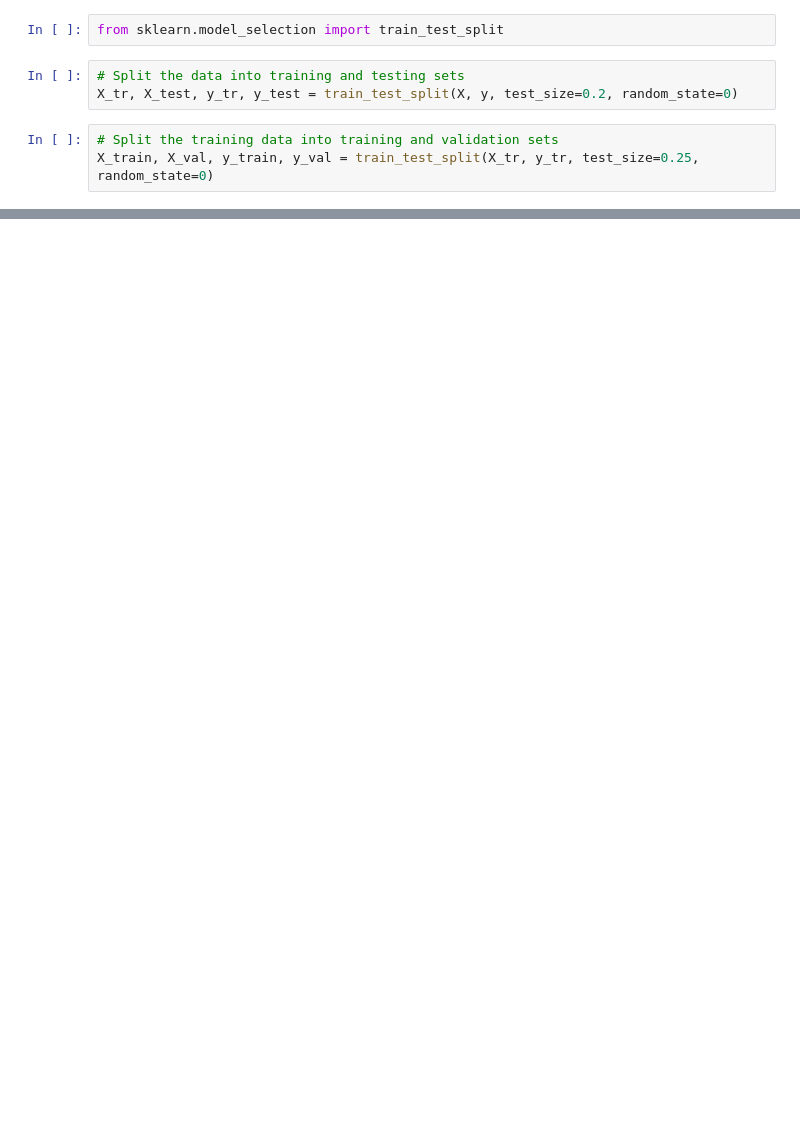
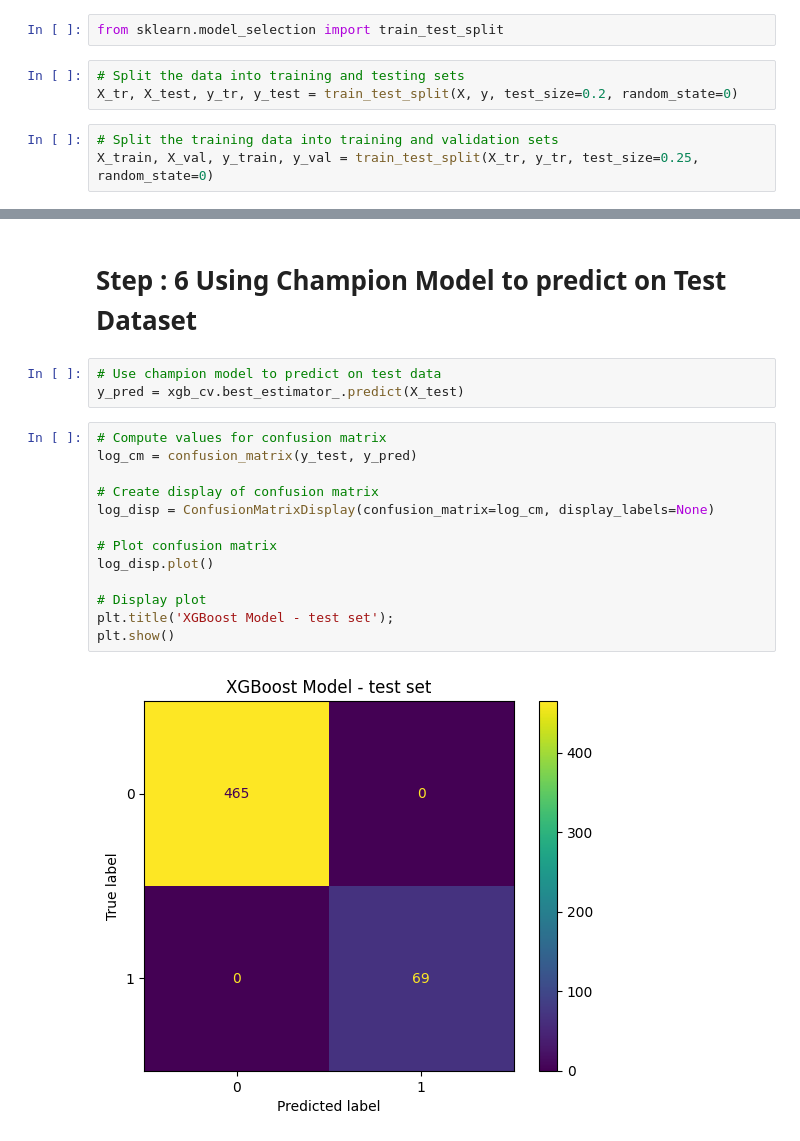
Before and after one commit to IamMayur95/Telecom-User-Churn, a Jupyter notebook: research/trials.ipynb, the cells around one changed output, grey strips where cells are left out. Saved outputs shown, nothing was run; the diff lists cells and outputs as text; blank space fills up the shorter version.

```diff
--- a/research/trials.ipynb
+++ b/research/trials.ipynb
@@ -302,0 +499,20 @@ X_train.shape, X_val.shape, X_test.shape, y_train.shape, y_val.shape, y_test.sha
+# %% [markdown]
+# Step : 6 Using Champion Model to predict on Test Dataset
+# %%
+# Use champion model to predict on test data
+y_pred = xgb_cv.best_estimator_.predict(X_test)
+# %%
+# Compute values for confusion matrix
+log_cm = confusion_matrix(y_test, y_pred)
+
+# Create display of confusion matrix
+log_disp = ConfusionMatrixDisplay(confusion_matrix=log_cm, display_labels=None)
+
+# Plot confusion matrix
+log_disp.plot()
+
+# Display plot
+plt.title('XGBoost Model - test set');
+plt.show()
+# %% [output]
+[figure, added]
```
Also changed, not shown: parts of 34 cells of this notebook, 1 other file.
